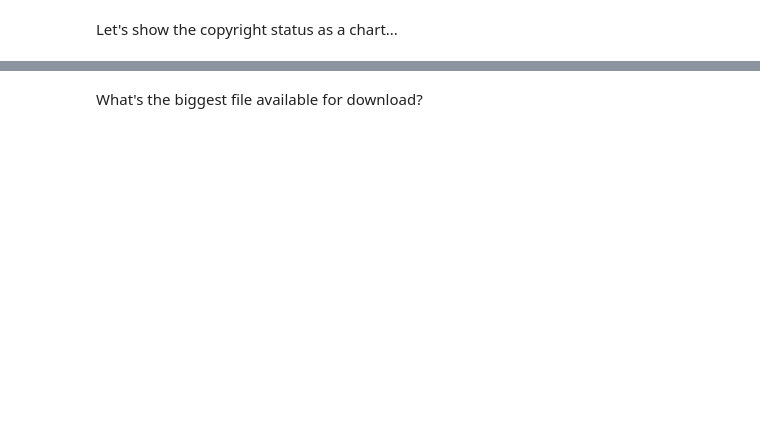
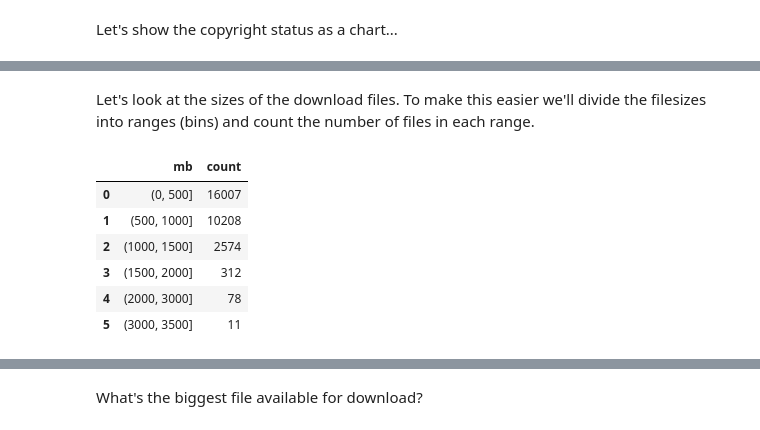
Before and after one commit to GLAM-Workbench/trove-maps, a Jupyter notebook: Exploring-digitised-maps.ipynb, the cells around one changed output, grey strips where cells are left out. Saved outputs shown, nothing was run; the diff lists cells and outputs as text; code cells hidden in the pictures; blank space fills up the shorter version.

```diff
--- a/Exploring-digitised-maps.ipynb
+++ b/Exploring-digitised-maps.ipynb
@@ -209,4 +362,6 @@ display(FileLink('single_maps.csv'))
 ## Let's explore the results
 # %%
 # Reload data from CSV if necessary
-df = pd.read_csv('single_maps.csv')
+df = pd.read_csv(
+    "https://raw.githubusercontent.com/GLAM-Workbench/trove-maps-data/main/single_maps_20230131.csv"
+)
@@ -253,0 +419,24 @@ alt.Chart(counts).mark_bar().encode(
+# %% [markdown]
+Let's look at the sizes of the download files. To make this easier we'll divide the filesizes into ranges (bins) and count the number of files in each range.
+# %%
+# Convert bytes to mb
+df["mb"] = df["filesize"] / 2**10 / 2**10
+# Create 500mb-sized bins and count the number of files in each bin
+sizes = (
+    pd.cut(df["mb"], bins=[0, 500, 1000, 1500, 2000, 3000, 3500])
+    .value_counts()
+    .to_frame()
+    .reset_index()
+)
+sizes.columns = ["mb", "count"]
+# Convert intervals to strings for display in chart
+sizes["mb"] = sizes["mb"].astype(str)
+sizes
+# %% [output]
+|  | mb | count |
+| 0 | (0, 500] | 16007 |
+| 1 | (500, 1000] | 10208 |
+| 2 | (1000, 1500] | 2574 |
+| 3 | (1500, 2000] | 312 |
+| 4 | (2000, 3000] | 78 |
+| 5 | (3000, 3500] | 11 |
```
Also changed, not shown: parts of 27 cells of this notebook, 17 other files.
